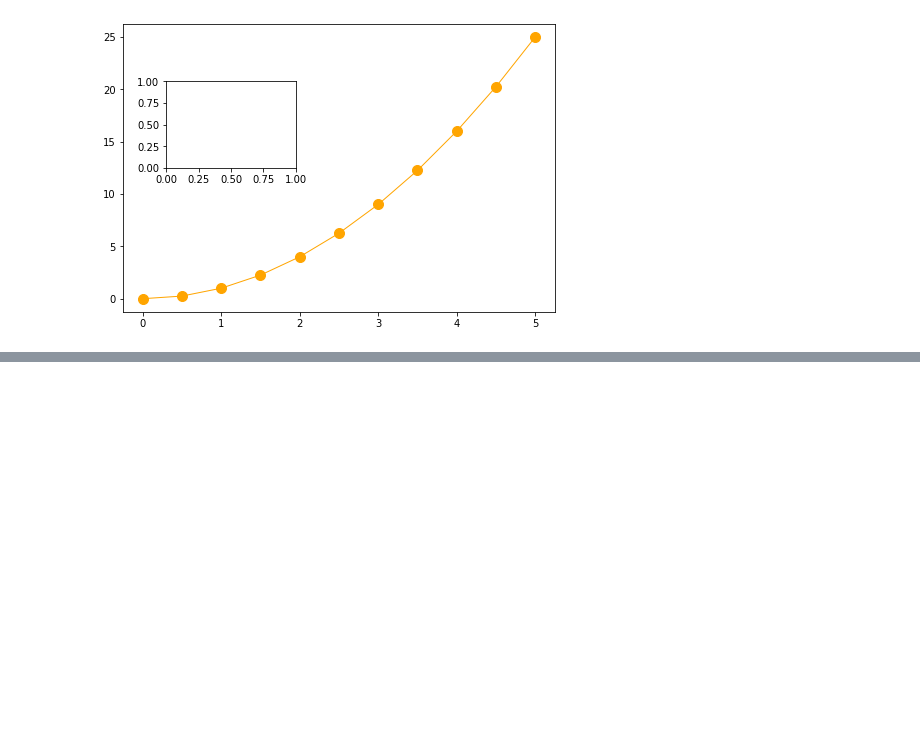
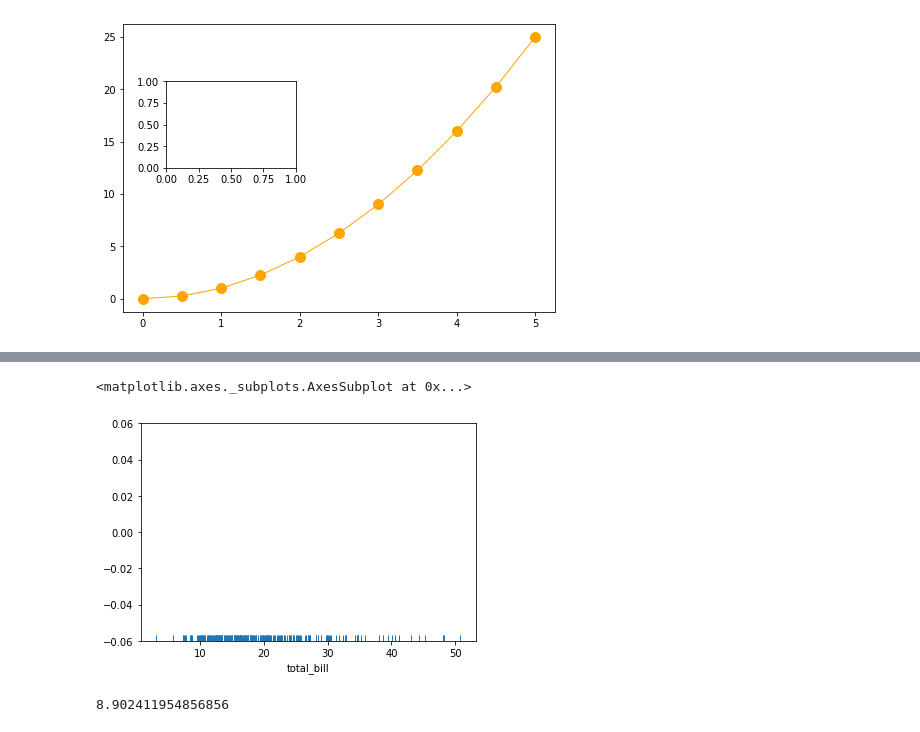
Before and after one commit to kozz84/Udemy, a Jupyter notebook: intro.ipynb, the cells around one changed output, grey strips where cells are left out. Saved outputs shown, nothing was run; the diff lists cells and outputs as text; code cells hidden in the pictures; blank space fills up the shorter version.

```diff
--- a/intro.ipynb
+++ b/intro.ipynb
@@ -389,0 +422,11 @@ plt.show()
+# %%
+sns.rugplot(tips['total_bill'])
+# %% [output]
+<matplotlib.axes._subplots.AxesSubplot at 0x...>
+[figure, added]
+# %%
+tips['total_bill'].mean()
+tips['total_bill'].std()
+print
+# %% [output]
+8.902411954856856
```
Also changed, not shown: parts of 35 cells of this notebook.
